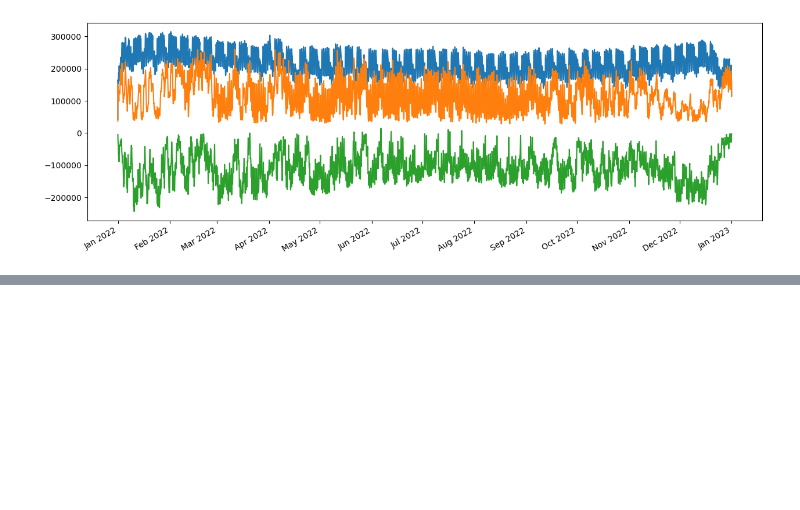
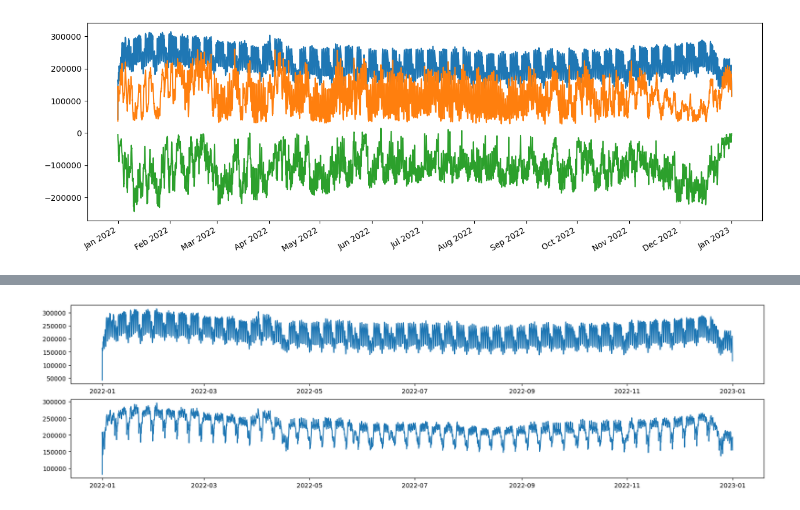
Before and after one commit to hikotei/2023_11_18-SE-Europe-Data_Challenge, a Jupyter notebook: 2023_11_20 data analysis.ipynb, the cells around one changed output, grey strips where cells are left out. Saved outputs shown, nothing was run; the diff lists cells and outputs as text; code cells hidden in the pictures; blank space fills up the shorter version.

```diff
--- a/2023_11_20 data analysis.ipynb
+++ b/2023_11_20 data analysis.ipynb
@@ -140,0 +221,24 @@ TypeError: unhashable type: 'Series'
+# %%
+# weekdays, set period to 7
+# hourly, set period to 24
+# weekly, set period to 52
+# daily, set period to 365
+
+decomposition_weekly = seasonal_decompose(data, model='additive', period=52)
+decomposition_hourly = seasonal_decompose(data, model='additive', period=24)
+decomposition_weekday = seasonal_decompose(data, model='additive', period=7)
+decomposition_yearly = seasonal_decompose(data, model='additive', period=1)
+
+deseasoned_data = data - decomposition_hourly.seasonal
+
+fig = plt.figure(figsize=(20, 5))
+
+ax1 = fig.add_subplot(211)
+ax1.plot(data)
+
+ax2 = fig.add_subplot(212)
+ax2.plot(deseasoned_data)
+
+plt.show()
+# %% [output]
+[figure, added]
```
Also changed, not shown: parts of 14 cells of this notebook.
